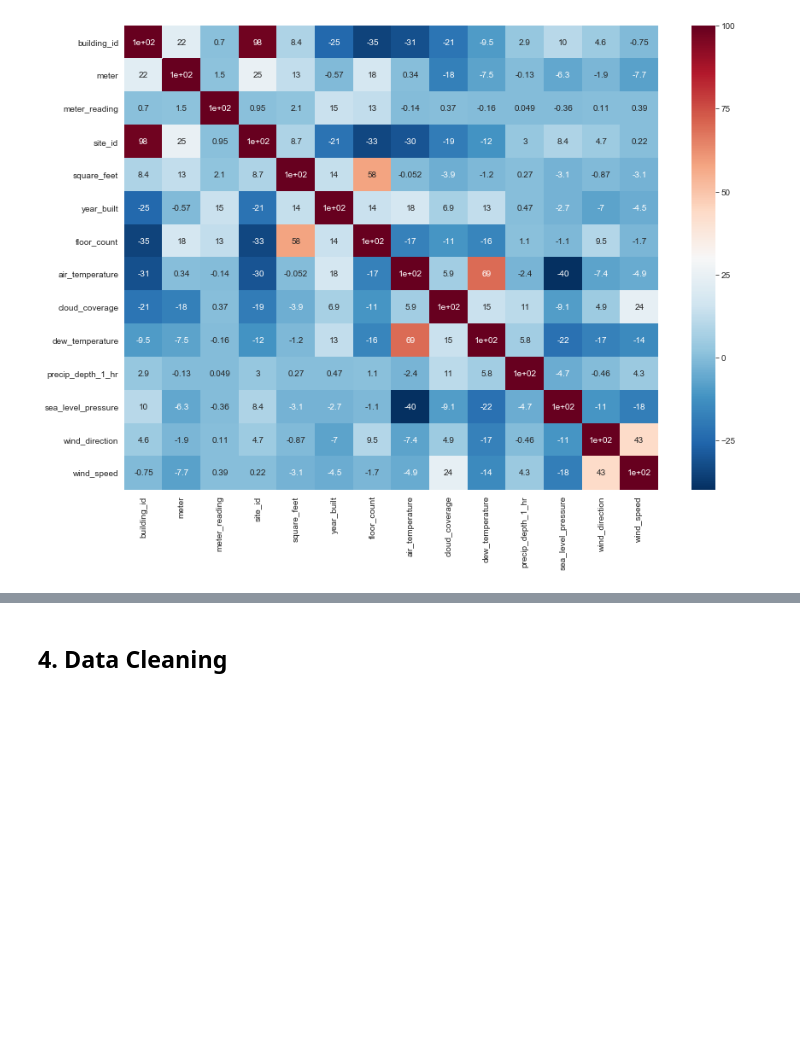
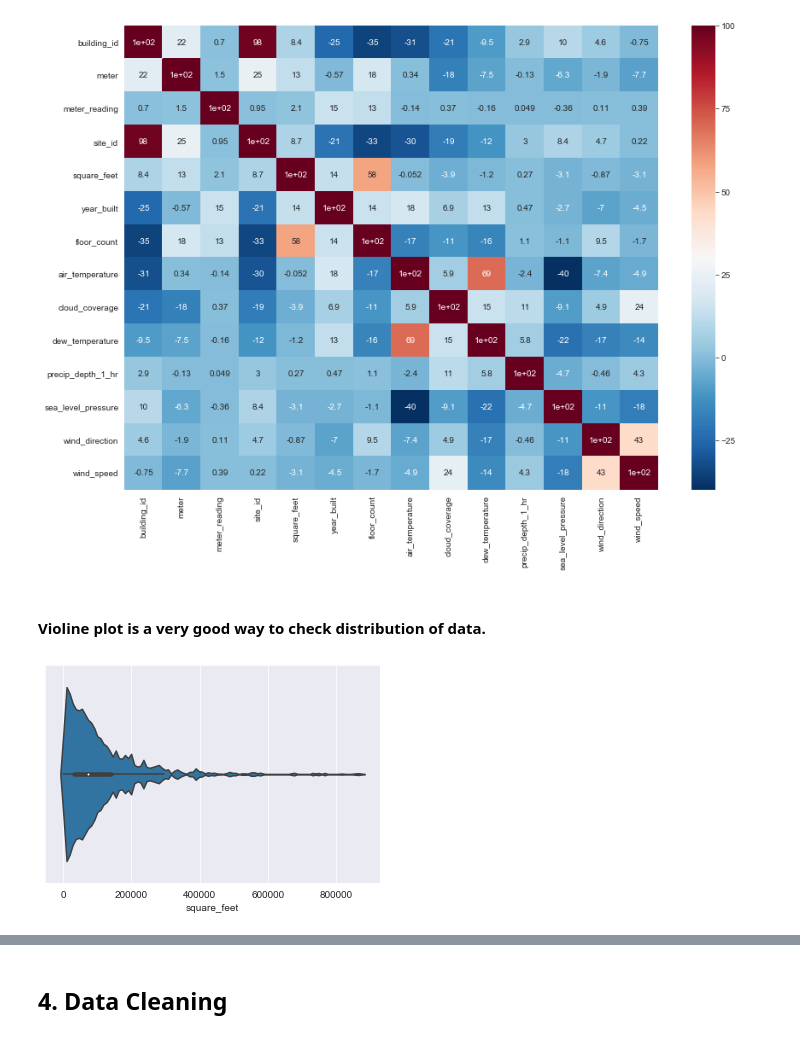
Before and after one commit to Joy879/DataScience-GreatEnergyPredictor, a Jupyter notebook: ASHRAE - Great Energy Predictor III.ipynb, the cells around one changed output, grey strips where cells are left out. Drawn from its saved outputs; the diff is of its cells as text; code cells hidden in the pictures; blank space fills up the shorter version.

```diff
--- a/ASHRAE - Great Energy Predictor III.ipynb
+++ b/ASHRAE - Great Energy Predictor III.ipynb
@@ -330,3 +345,10 @@ sns.heatmap(correlation1*100, cmap='RdBu_r', annot=True)
 # %% [output]
 <matplotlib.axes._subplots.AxesSubplot at 0x...>
 [figure]
+# %% [markdown]
+#### Violine plot is a  very good way to check distribution of data.
+# %%
+sns.violinplot('square_feet', data=merged_df)
+plt.show()
+# %% [output]
+[figure, added]
```
Also changed, not shown: parts of 24 cells of this notebook.
